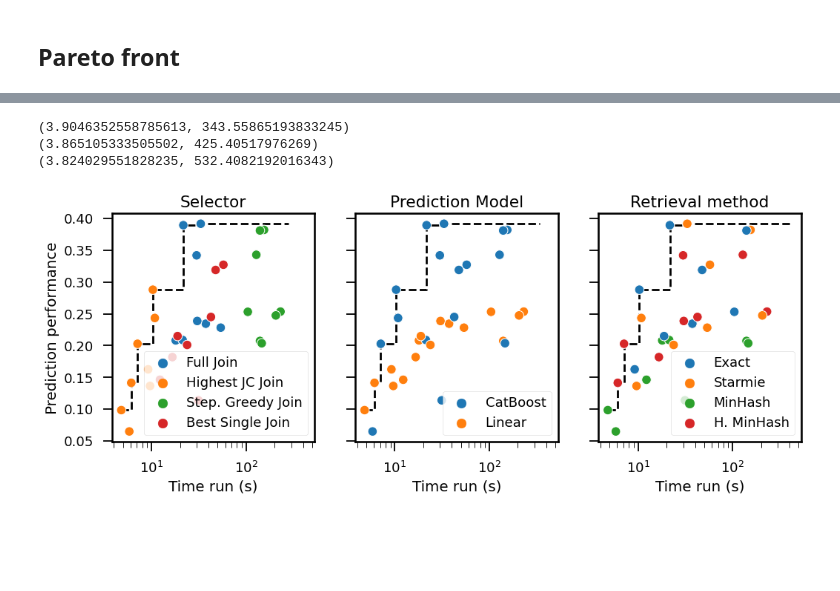
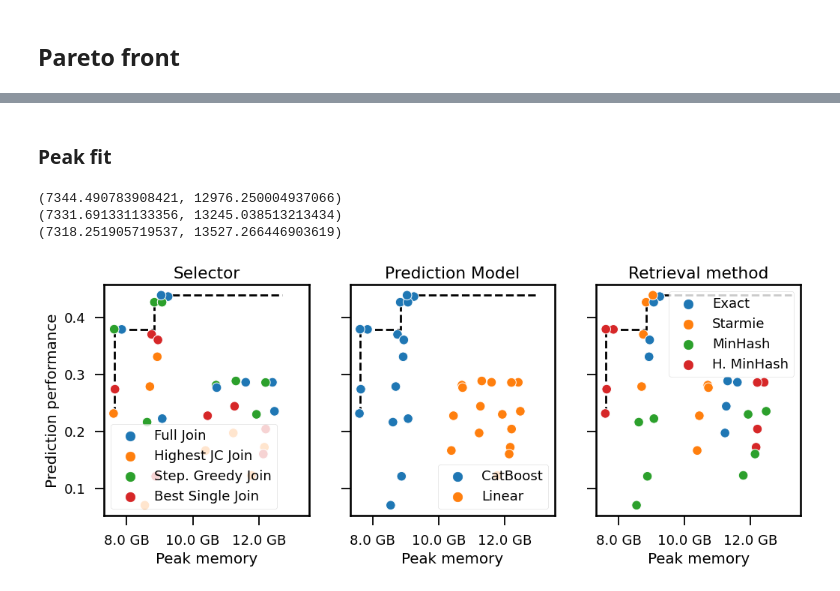
Before and after one commit to rcap107/retrieve-merge-predict, a Jupyter notebook: notebooks/Additional plots.ipynb, the cells around one changed output, grey strips where cells are left out. Saved outputs shown, nothing was run; the diff lists cells and outputs as text; code cells hidden in the pictures; blank space fills up the shorter version.

```diff
--- a/notebooks/Additional plots.ipynb
+++ b/notebooks/Additional plots.ipynb
@@ -131,7 +131,11 @@ colors = {
 }
 color_props = {k: colors[k.split("-")[0]] for k in dd}
 # %%
+fig, ax = plt.subplots(1,1, squeeze=True, )
 _ = critical_difference_diagram(dd, p_values, color_palette=color_props, ascending=False)
-plt.savefig("images/crit_diff_plot.png")
-plt.savefig("images/crit_diff_plot.pdf")
+fig.subplots_adjust(left=0, right=2)
+fig.savefig("images/crit_diff_plot.png", bbox_inches="tight",
+            # pad_inches=0.1
+            )
+fig.savefig("images/crit_diff_plot.pdf", bbox_inches="tight",)
 # %% [output]
@@ -144,3 +150,11 @@ res = res.with_columns(time_run_scaled = pl.col("time_run")/pl.col("time_run").m
 res = res.with_columns(err_y = 1-pl.col("y"))
 x = res["err_y"]
 y = res["time_run_scaled"]
+hues = {0: "estimator", 1: "chosen_model", 2: "jd_method"}
+titles = {0: "Selector", 1: "Prediction Model", 2: "Retrieval method"}
+hue_order = {
+    0: ["full_join","highest_containment", "stepwise_greedy_join", "best_single_join"],
+    1: ["catboost", "linear"],
+    2: ["exact_matching", "starmie", "minhash","minhash_hybrid"],
+    }
+palettes = {0: "tab10", 1: "tab10", 2: "tab10"}
@@ -147,4 +206,11 @@ y = res["time_run_scaled"]
+# %% [markdown]
+### Peak fit
 # %%
+res = df.group_by(keys).agg(pl.mean("peak_fit"), pl.mean("y"))
+res = res.with_columns(peak_fit_scaled = pl.col("peak_fit")/pl.col("peak_fit").max())
+res = res.with_columns(err_y = 1-pl.col("y"))
+x = res["err_y"]
+y = res["peak_fit_scaled"]
 hues = {0: "estimator", 1: "chosen_model", 2: "jd_method"}
 titles = {0: "Selector", 1: "Prediction Model", 2: "Retrieval method"}
 hue_order = {
@@ -153,48 +219,59 @@ hue_order = {
     2: ["exact_matching", "starmie", "minhash","minhash_hybrid"],
     }
 palettes = {0: "tab10", 1: "tab10", 2: "tab10"}
+# %%
+import matplotlib.pyplot as plt
+from matplotlib.ticker import FuncFormatter
+
+def gigabyte_formatter(x, pos):
+    return f'{x/1e3:.1f} GB'
+
+# Create a FuncFormatter object
+gb_formatter = FuncFormatter(gigabyte_formatter)
 # %%
-x = res["time_run"]
+x = res["peak_fit"]
 y = res["y"]
 
 fig, axs = plt.subplots(1, 3, squeeze=True, sharey=True,sharex=True, figsize=(12,4))
 
-axs[0].set_xscale("log")
+# axs[0].set_xscale("log")
 axs[0].set_ylabel("Prediction performance")
+axs[0].xaxis.set_major_formatter(gb_formatter)
+
 xs = np.array(x)
 ys = np.array(y)
 perm = np.argsort(xs)
 xs = xs[perm]
 ys = ys[perm]
 
 for idx, ax in enumerate(axs):
-    sns.scatterplot(data=res.to_pandas(), x="time_run", y="y", hue=hues[idx], ax=ax,
+    sns.scatterplot(data=res.to_pandas(), x="peak_fit", y="y", hue=hues[idx], ax=ax,
                     palette=palettes[idx], hue_order=hue_order[idx],
                     )
 
     xs_pareto = [xs[0], xs[0]]
     ys_pareto = [ys[0], ys[0]]
     for i in range(1, len(xs)):
         if ys[i] > ys_pareto[-1]:
             xs_pareto.append(xs[i])
             ys_pareto.append(ys_pareto[-1])
             xs_pareto.append(xs[i])
             ys_pareto.append(ys[i])
     xs_pareto.append(ax.get_xlim()[1])
     ys_pareto.append(ys_pareto[-1])
 
     ax.plot(xs_pareto, ys_pareto, "--", color="k", linewidth=2, zorder=0.8)
 
     print(ax.get_xlim())
     ax.set_title(titles[idx])
     h, l = ax.get_legend_handles_labels()
     ax.legend(h, [constants.LABEL_MAPPING[hues[idx]][_] for _ in l ], title=None, )
-    ax.set_xlabel("Time run (s)")
+    ax.set_xlabel("Peak memory")
 
-fig.savefig("images/pareto_frontier.pdf")
-fig.savefig("images/pareto_frontier.png")
+fig.savefig("images/pareto_frontier_ram.pdf")
+fig.savefig("images/pareto_frontier_ram.png")
 # %% [output]
-(3.9046352558785613, 343.55865193833245)
-(3.865105333505502, 425.40517976269)
-(3.824029551828235, 532.4082192016343)
+(7344.490783908421, 12976.250004937066)
+(7331.691331133356, 13245.038513213434)
+(7318.251905719537, 13527.266446903619)
-[figure, old version]
+[figure, new version]
```
Also changed, not shown: parts of 4 cells of this notebook.
